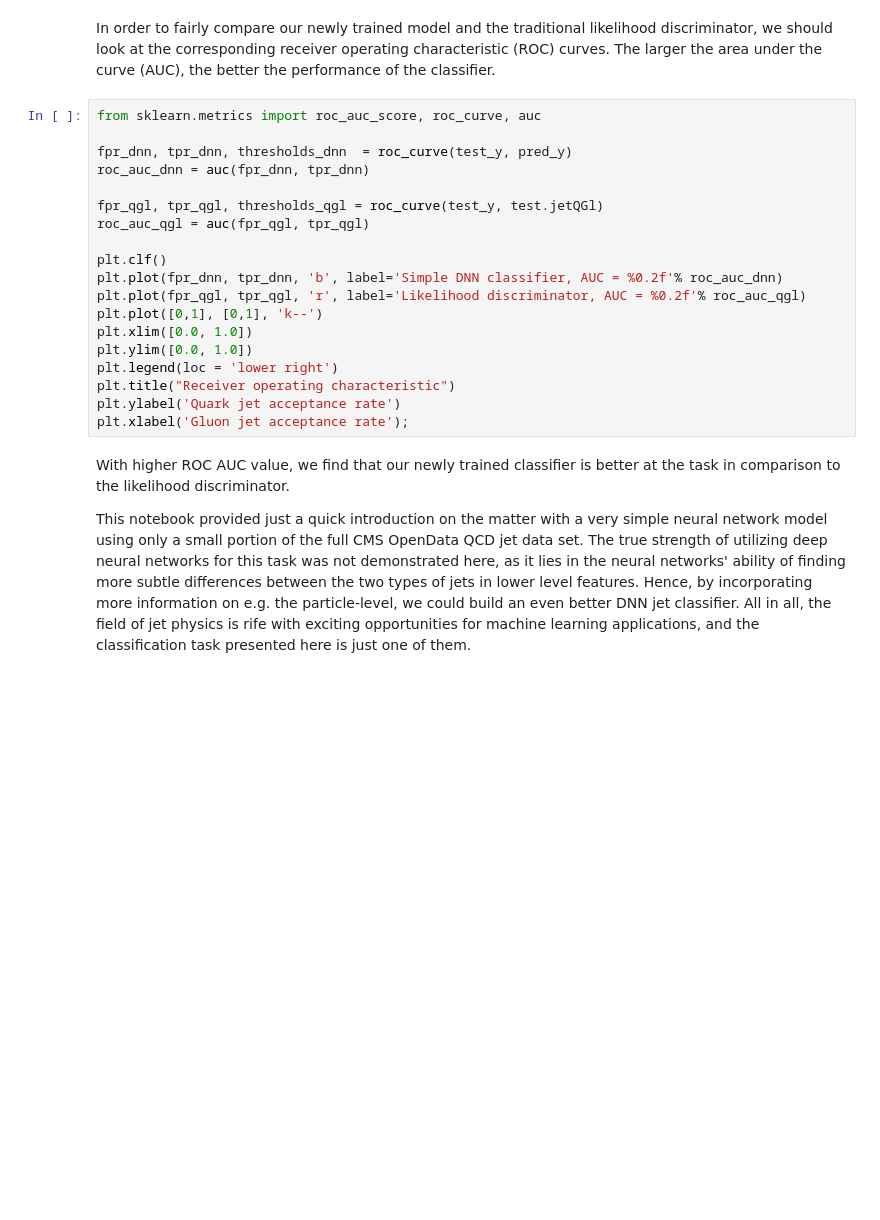
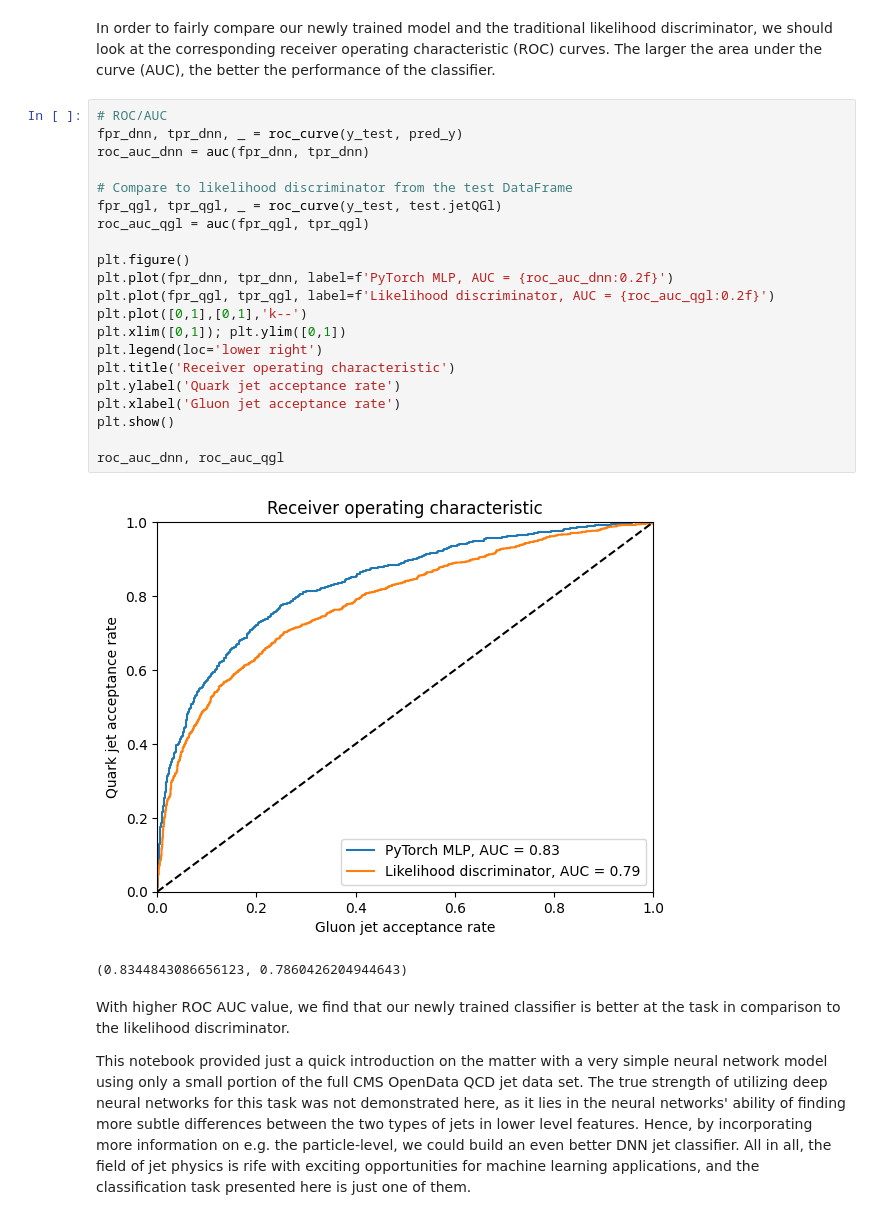
Before and after one commit to cms-dpoa/cms-nikhef-tutorial, a Jupyter notebook: QCDJets_ML_example.ipynb, the cells around one changed output. Cells and saved outputs as stored; diff of their text form; blank space fills up the shorter version.

```diff
--- a/QCDJets_ML_example.ipynb
+++ b/QCDJets_ML_example.ipynb
@@ -201,24 +307,29 @@ plt.title('Simple DNN classifier');
 # %% [markdown]
 In order to fairly compare our newly trained model and the traditional likelihood discriminator, we should look at the corresponding receiver operating characteristic (ROC) curves. The larger the area under the curve (AUC), the better the performance of the classifier.
 # %%
-from sklearn.metrics import roc_auc_score, roc_curve, auc
-
-fpr_dnn, tpr_dnn, thresholds_dnn  = roc_curve(test_y, pred_y)
+# ROC/AUC
+fpr_dnn, tpr_dnn, _ = roc_curve(y_test, pred_y)
 roc_auc_dnn = auc(fpr_dnn, tpr_dnn)
 
-fpr_qgl, tpr_qgl, thresholds_qgl = roc_curve(test_y, test.jetQGl)
+# Compare to likelihood discriminator from the test DataFrame
+fpr_qgl, tpr_qgl, _ = roc_curve(y_test, test.jetQGl)
 roc_auc_qgl = auc(fpr_qgl, tpr_qgl)
 
-plt.clf()
-plt.plot(fpr_dnn, tpr_dnn, 'b', label='Simple DNN classifier, AUC = %0.2f'% roc_auc_dnn)
-plt.plot(fpr_qgl, tpr_qgl, 'r', label='Likelihood discriminator, AUC = %0.2f'% roc_auc_qgl)
-plt.plot([0,1], [0,1], 'k--')
-plt.xlim([0.0, 1.0])
-plt.ylim([0.0, 1.0])
-plt.legend(loc = 'lower right')
-plt.title("Receiver operating characteristic")
+plt.figure()
+plt.plot(fpr_dnn, tpr_dnn, label=f'PyTorch MLP, AUC = {roc_auc_dnn:0.2f}')
+plt.plot(fpr_qgl, tpr_qgl, label=f'Likelihood discriminator, AUC = {roc_auc_qgl:0.2f}')
+plt.plot([0,1],[0,1],'k--')
+plt.xlim([0,1]); plt.ylim([0,1])
+plt.legend(loc='lower right')
+plt.title('Receiver operating characteristic')
 plt.ylabel('Quark jet acceptance rate')
-plt.xlabel('Gluon jet acceptance rate');
+plt.xlabel('Gluon jet acceptance rate')
+plt.show()
+
+roc_auc_dnn, roc_auc_qgl
+# %% [output]
+[figure, added]
+(0.8344843086656123, 0.7860426204944643)
 # %% [markdown]
 With higher ROC AUC value, we find that our newly trained classifier is better at the task in comparison to the likelihood discriminator.
 
```
Also changed, not shown: parts of 21 cells of this notebook, 1 other file.
